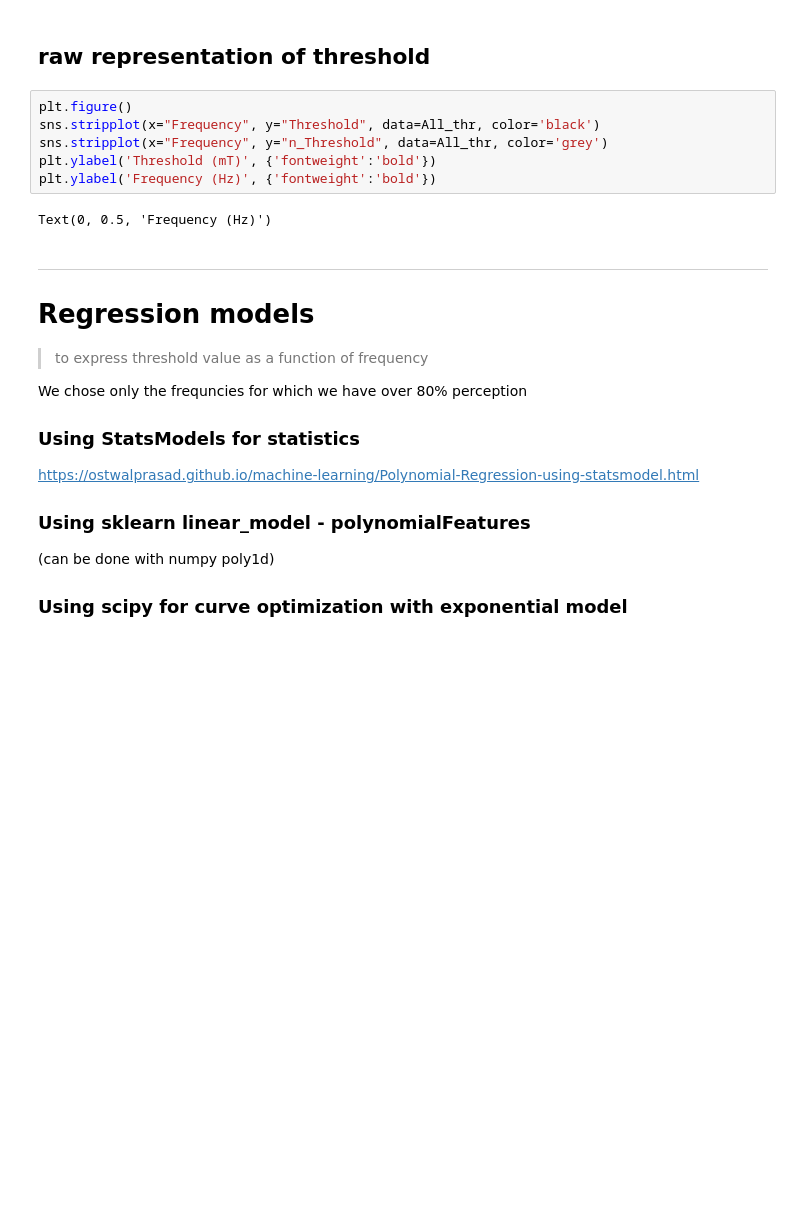
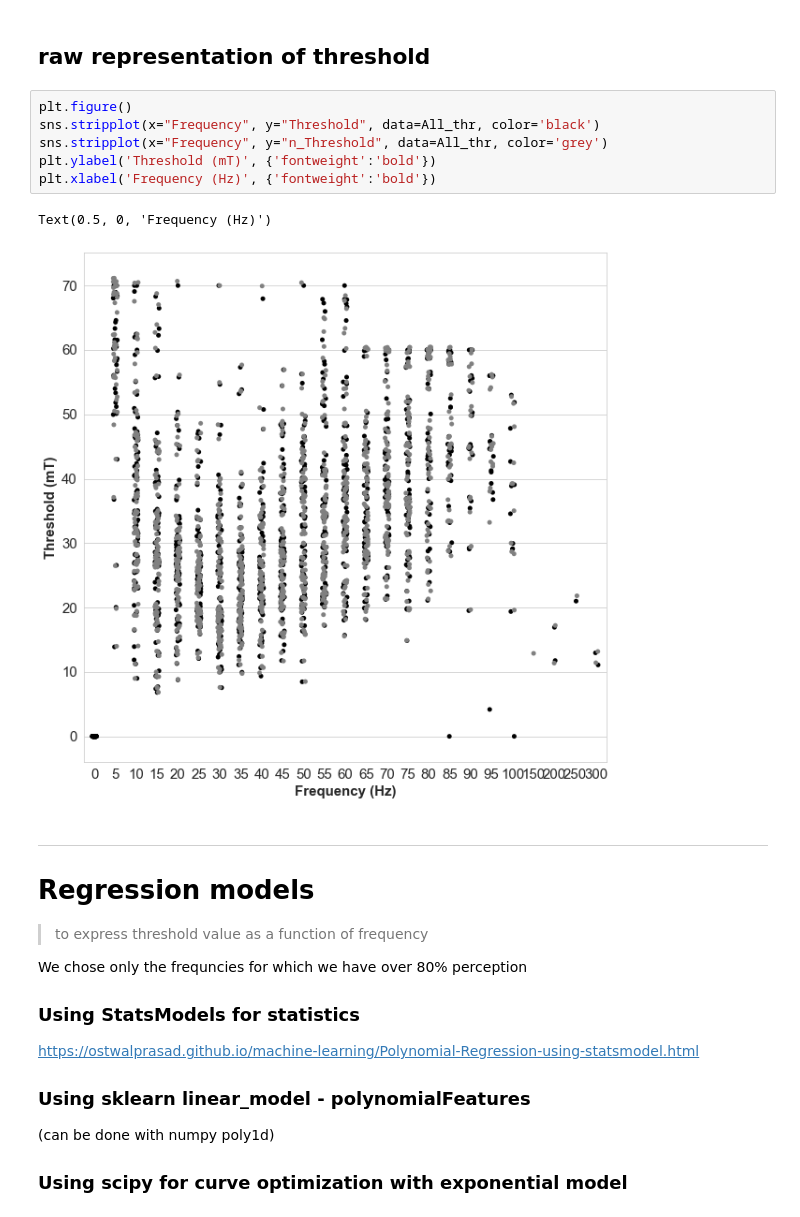
Before and after one commit to 6one2/MagnetophospheneResponse, a Jupyter notebook: 2020_04_FrequencyResponse.ipynb, the cells around one changed output. Drawn from its saved outputs; the diff is of its cells as text; blank space fills up the shorter version.

```diff
--- a/2020_04_FrequencyResponse.ipynb
+++ b/2020_04_FrequencyResponse.ipynb
@@ -73,11 +74,12 @@ Text(0, 0.5, 'Perception rate')
 # %%
 plt.figure()
 sns.stripplot(x="Frequency", y="Threshold", data=All_thr, color='black')
 sns.stripplot(x="Frequency", y="n_Threshold", data=All_thr, color='grey')
 plt.ylabel('Threshold (mT)', {'fontweight':'bold'})
-plt.ylabel('Frequency (Hz)', {'fontweight':'bold'})
+plt.xlabel('Frequency (Hz)', {'fontweight':'bold'})
 # %% [output]
-Text(0, 0.5, 'Frequency (Hz)')
+Text(0.5, 0, 'Frequency (Hz)')
+[figure, added]
 # %% [markdown]
 ---
 # __Regression models__
```
Also changed, not shown: parts of 16 cells of this notebook.
